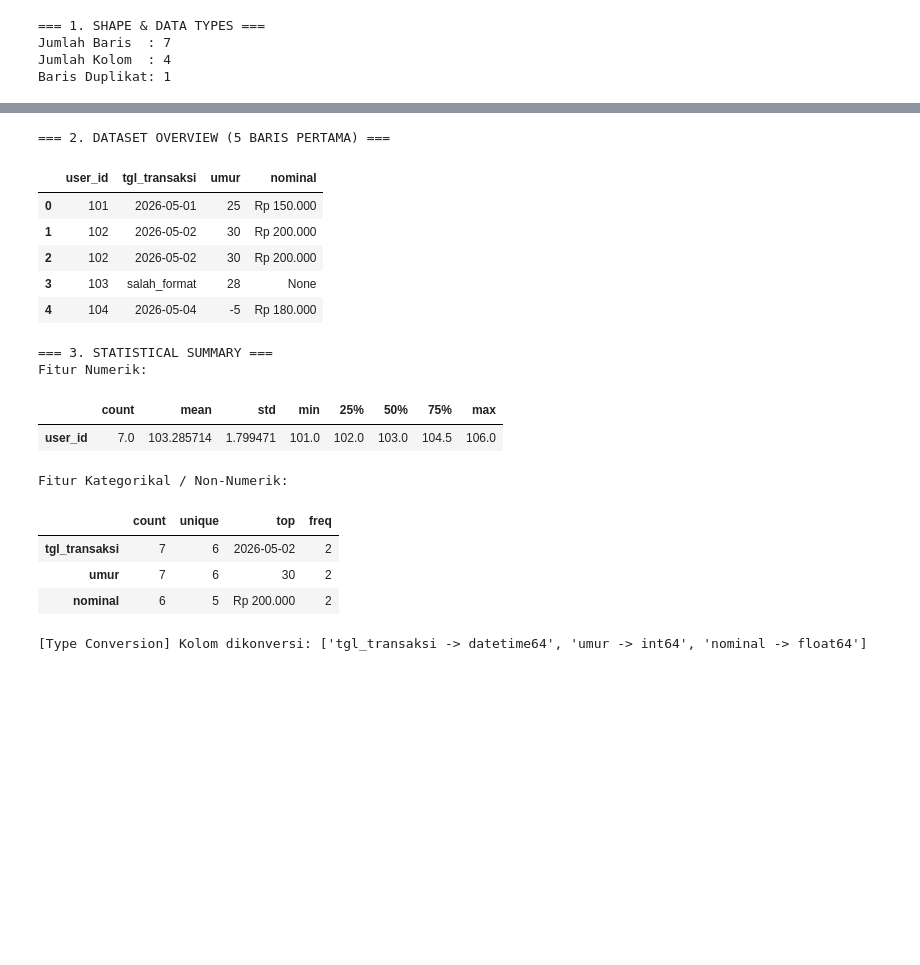
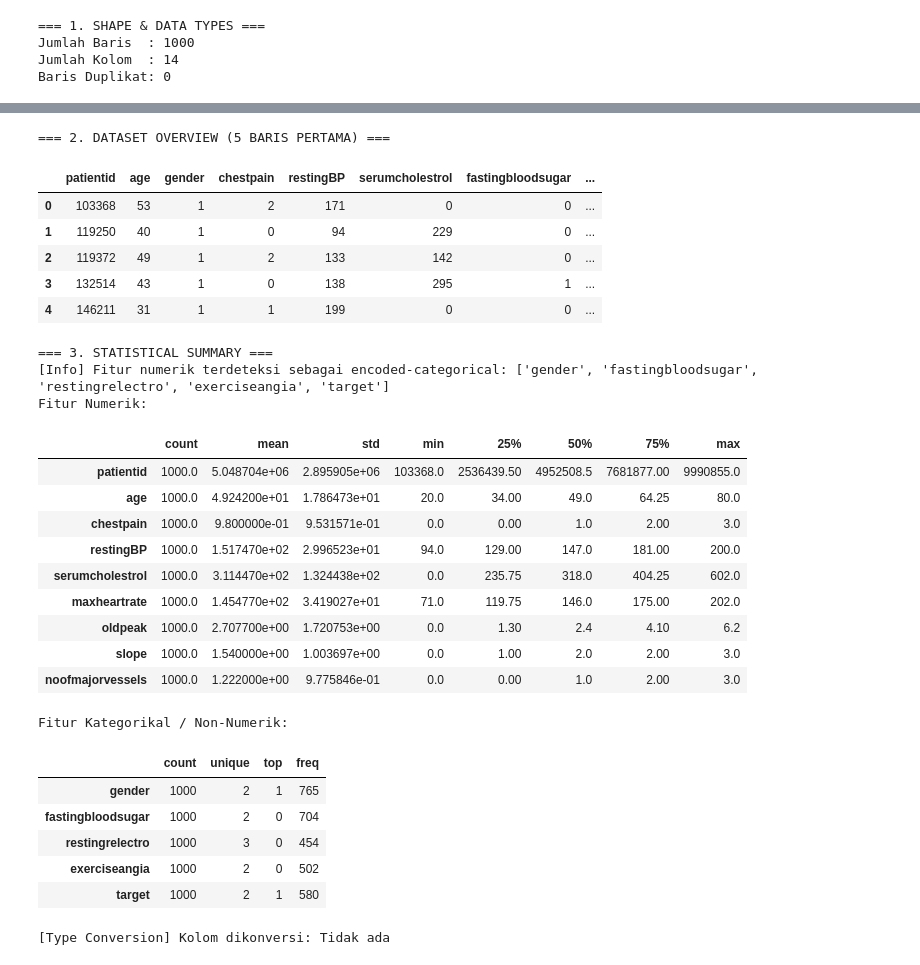
Before and after one commit to HafidzAfrieno/Artificial_Intelligence_Laboratory, a Jupyter notebook: projects/machine-learning/heart-disease-risk-classification/model/notebooks/02_data_preprocessing.ipynb, the cells around one changed output, grey strips where cells are left out. Cells and saved outputs as stored; diff of their text form; code cells hidden in the pictures; blank space fills up the shorter version.

```diff
--- a/projects/machine-learning/heart-disease-risk-classification/model/notebooks/02_data_preprocessing.ipynb
+++ b/projects/machine-learning/heart-disease-risk-classification/model/notebooks/02_data_preprocessing.ipynb
@@ -8,24 +8,24 @@ from src.data_preprocessing import (
 )
 from src.exploratory_data_analysis import separate_feature_types
 # %%
-# path = "../data/raw/Cardiovascular_Disease_Dataset.csv"
-# target = "target"
+path = "../data/raw/Cardiovascular_Disease_Dataset.csv"
+target = "target"
 
 # path = "../data/raw/dataset_regresi_dummy_110.csv"
 # target = "harga_rumah_juta"
 
-# df_sample = load_data(file_path=path)
-# df_sample.head()
+df_sample = load_data(file_path=path)
+df_sample.head()
 
-data_kotor = {
-        "ID_Pelanggan": [101, 102, 103, 103, 104, 105, 106, 10009],
-        "Kota": ["Jakarta", "jakarta ", "BANDUNG", "BANDUNG", "Surabaya", "surabaya", None, "Medan"],
-        "Usia": [25, 30, 28, 28, -5, 42, 150, 35],          # Ada nilai negatif (-5) dan outlier (150)
-        "Pendapatan": [5000, 6200, 5800, 5800, None, 7100, 95000, 6000], # Ada missing value & outlier (95000)
-        "Status_Aktif": ["Ya", "ya", "Tidak", "Tidak", "YA ", None, "Tidak", "N/A"]
-    }
+# data_kotor = {
+#         "ID_Pelanggan": [101, 102, 103, 103, 104, 105, 106, 10009],
+#         "Kota": ["Jakarta", "jakarta ", "BANDUNG", "BANDUNG", "Surabaya", "surabaya", None, "Medan"],
+#         "Usia": [25, 30, 28, 28, -5, 42, 150, 35],          # Ada nilai negatif (-5) dan outlier (150)
+#         "Pendapatan": [5000, 6200, 5800, 5800, None, 7100, 95000, 6000], # Ada missing value & outlier (95000)
+#         "Status_Aktif": ["Ya", "ya", "Tidak", "Tidak", "YA ", None, "Tidak", "N/A"]
+#     }
 
-df_sample = pd.DataFrame(data_kotor)
+# df_sample = pd.DataFrame(data_kotor)
 threshold = 3
 # %%
 res_missing = analyze_missing_values(df_sample, plot=True)
@@ -73,14 +60,16 @@ Kolom Numerik 'Usia':
 # %%
-raw_df = pd.DataFrame({
-    'user_id': [101, 102, 102, 103, 104, 105, 106],
-    'tgl_transaksi': ['2026-05-01', '2026-05-02', '2026-05-02', 'salah_format', '2026-05-04', '2026-05-05', '2026-05-06'],
-    'umur': ['25', '30', '30', '28', '-5', '35', '150'],                 # -5 dan 150 tidak masuk akal secara konteks
-    'nominal': ['Rp 150.000', 'Rp 200.000', 'Rp 200.000', None, 'Rp 180.000', 'Rp 190.000', 'Rp 9.500.000']
-})
+# raw_df = pd.DataFrame({
+#     'user_id': [101, 102, 102, 103, 104, 105, 106],
+#     'tgl_transaksi': ['2026-05-01', '2026-05-02', '2026-05-02', 'salah_format', '2026-05-04', '2026-05-05', '2026-05-06'],
+#     'umur': ['25', '30', '30', '28', '-5', '35', '150'],                 # -5 dan 150 tidak masuk akal secara konteks
+#     'nominal': ['Rp 150.000', 'Rp 200.000', 'Rp 200.000', None, 'Rp 180.000', 'Rp 190.000', 'Rp 9.500.000']
+# })
+
+raw_df = df_sample
 data_understanding(df=raw_df,cat_threshold=threshold)
 # %% [output]
 === 1. SHAPE & DATA TYPES ===
-Jumlah Baris  : 7
-Jumlah Kolom  : 4
-Baris Duplikat: 1
+Jumlah Baris  : 1000
+Jumlah Kolom  : 14
+Baris Duplikat: 0
 |  | Dtype | Non-Null | Missing | Missing-Percentage | Unique |
@@ -91,23 +90,34 @@ Baris Duplikat: 1
 === 2. DATASET OVERVIEW (5 BARIS PERTAMA) ===
-|  | user_id | tgl_transaksi | umur | nominal |
-| 0 | 101 | 2026-05-01 | 25 | Rp 150.000 |
-| 1 | 102 | 2026-05-02 | 30 | Rp 200.000 |
-| 2 | 102 | 2026-05-02 | 30 | Rp 200.000 |
-| 3 | 103 | salah_format | 28 | None |
-| 4 | 104 | 2026-05-04 | -5 | Rp 180.000 |
+|  | patientid | age | gender | chestpain | restingBP | serumcholestrol | fastingbloodsugar | ... |
+| 0 | 103368 | 53 | 1 | 2 | 171 | 0 | 0 | ... |
+| 1 | 119250 | 40 | 1 | 0 | 94 | 229 | 0 | ... |
+| 2 | 119372 | 49 | 1 | 2 | 133 | 142 | 0 | ... |
+| 3 | 132514 | 43 | 1 | 0 | 138 | 295 | 1 | ... |
+| 4 | 146211 | 31 | 1 | 1 | 199 | 0 | 0 | ... |
 === 3. STATISTICAL SUMMARY ===
+[Info] Fitur numerik terdeteksi sebagai encoded-categorical: ['gender', 'fastingbloodsugar', 'restingrelectro', 'exerciseangia', 'target']
 Fitur Numerik:
 |  | count | mean | std | min | 25% | 50% | 75% | max |
-| user_id | 7.0 | 103.285714 | 1.799471 | 101.0 | 102.0 | 103.0 | 104.5 | 106.0 |
+| patientid | 1000.0 | 5.048704e+06 | 2.895905e+06 | 103368.0 | 2536439.50 | 4952508.5 | 7681877.00 | 9990855.0 |
+| age | 1000.0 | 4.924200e+01 | 1.786473e+01 | 20.0 | 34.00 | 49.0 | 64.25 | 80.0 |
+| chestpain | 1000.0 | 9.800000e-01 | 9.531571e-01 | 0.0 | 0.00 | 1.0 | 2.00 | 3.0 |
+| restingBP | 1000.0 | 1.517470e+02 | 2.996523e+01 | 94.0 | 129.00 | 147.0 | 181.00 | 200.0 |
+| serumcholestrol | 1000.0 | 3.114470e+02 | 1.324438e+02 | 0.0 | 235.75 | 318.0 | 404.25 | 602.0 |
+| maxheartrate | 1000.0 | 1.454770e+02 | 3.419027e+01 | 71.0 | 119.75 | 146.0 | 175.00 | 202.0 |
+| oldpeak | 1000.0 | 2.707700e+00 | 1.720753e+00 | 0.0 | 1.30 | 2.4 | 4.10 | 6.2 |
+| slope | 1000.0 | 1.540000e+00 | 1.003697e+00 | 0.0 | 1.00 | 2.0 | 2.00 | 3.0 |
+| noofmajorvessels | 1000.0 | 1.222000e+00 | 9.775846e-01 | 0.0 | 0.00 | 1.0 | 2.00 | 3.0 |
 Fitur Kategorikal / Non-Numerik:
 |  | count | unique | top | freq |
-| tgl_transaksi | 7 | 6 | 2026-05-02 | 2 |
-| umur | 7 | 6 | 30 | 2 |
-| nominal | 6 | 5 | Rp 200.000 | 2 |
+| gender | 1000 | 2 | 1 | 765 |
+| fastingbloodsugar | 1000 | 2 | 0 | 704 |
+| restingrelectro | 1000 | 3 | 0 | 454 |
+| exerciseangia | 1000 | 2 | 0 | 502 |
+| target | 1000 | 2 | 1 | 580 |
 # %%
 df_clean = convert_data_types(df=raw_df,dtype_map={'umur':'int64','nominal':'float64'},date_cols=['tgl_transaksi'])
 # %% [output]
-[Type Conversion] Kolom dikonversi: ['tgl_transaksi -> datetime64', 'umur -> int64', 'nominal -> float64']
+[Type Conversion] Kolom dikonversi: Tidak ada
 # %%
 data_understanding(df=df_clean,cat_threshold=threshold)
 # %% [output]
```
Also changed, not shown: parts of 16 cells of this notebook, 1 other file.
